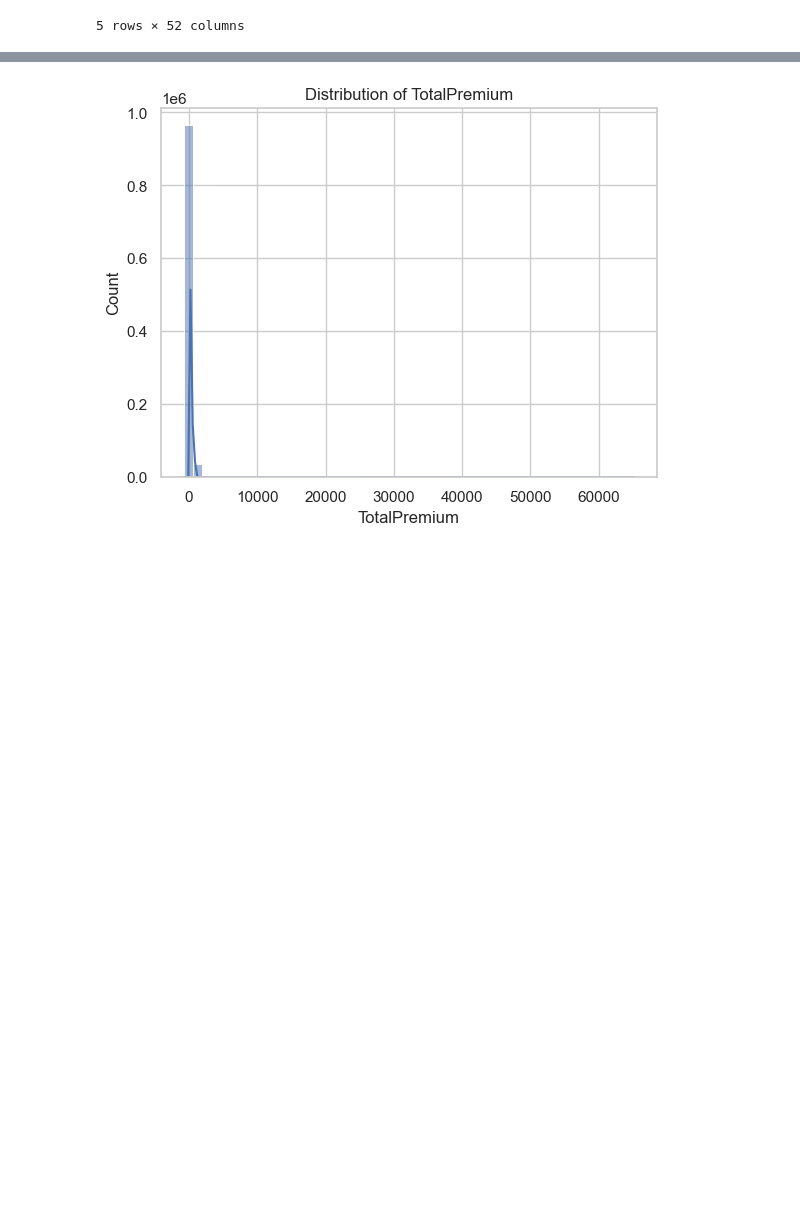
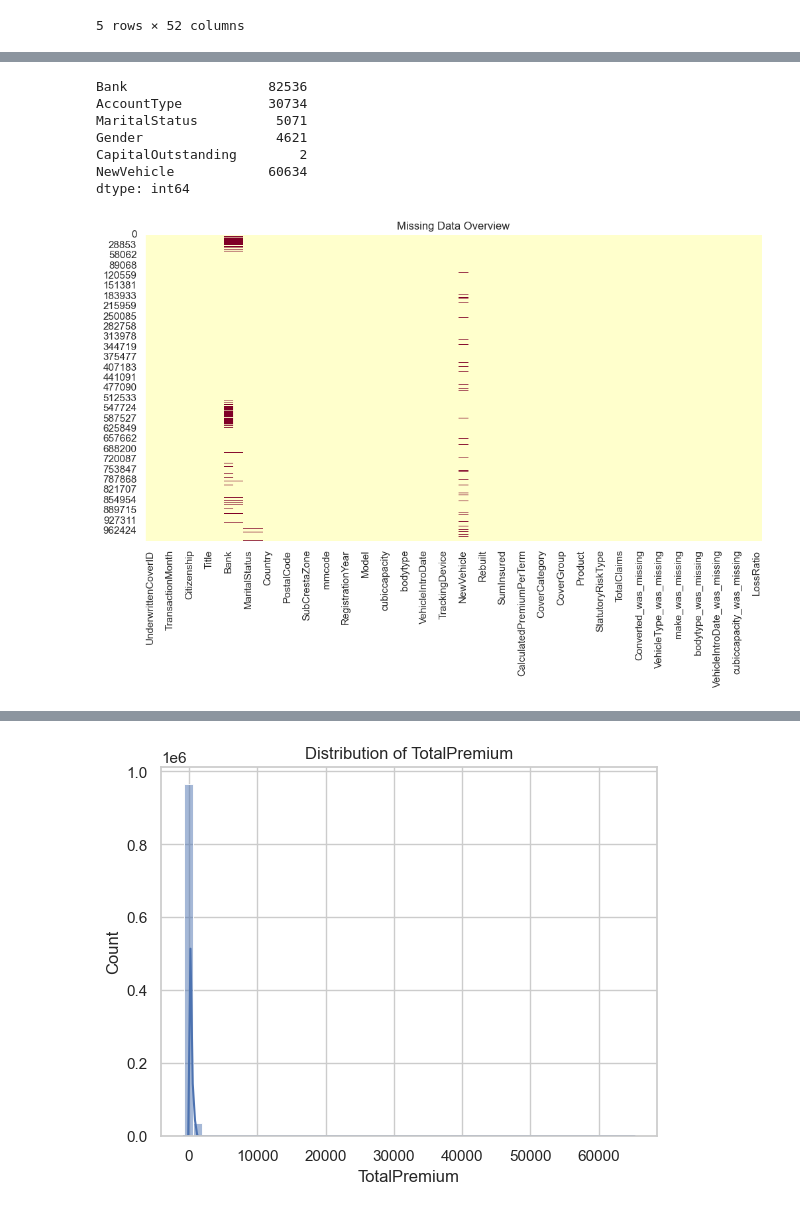
Before and after one commit to bobdeve/AlphaCare-insurance, a Jupyter notebook: notebooks/Edatask1.ipynb, the cells around one changed output, grey strips where cells are left out. Drawn from its saved outputs; the diff is of its cells as text; code cells hidden in the pictures; blank space fills up the shorter version.

Commit message:
Data Quality Assessment and EDA requirements

```diff
--- a/notebooks/Edatask1.ipynb
+++ b/notebooks/Edatask1.ipynb
@@ -68,0 +60,22 @@ dtype: int64
+# %%
+# Check missing values
+missing = df.isnull().sum()
+print(missing[missing > 0])
+
+# Visualize missingness (optional enhancement)
+import seaborn as sns
+import matplotlib.pyplot as plt
+
+plt.figure(figsize=(12, 6))
+sns.heatmap(df.isnull(), cbar=False, cmap="YlOrRd")
+plt.title("Missing Data Overview")
+plt.show()
+# %% [output]
+Bank                  82536
+AccountType           30734
+MaritalStatus          5071
+Gender                 4621
+CapitalOutstanding        2
+NewVehicle            60634
+dtype: int64
+[figure, added]
```
Also changed, not shown: parts of 16 cells of this notebook.
